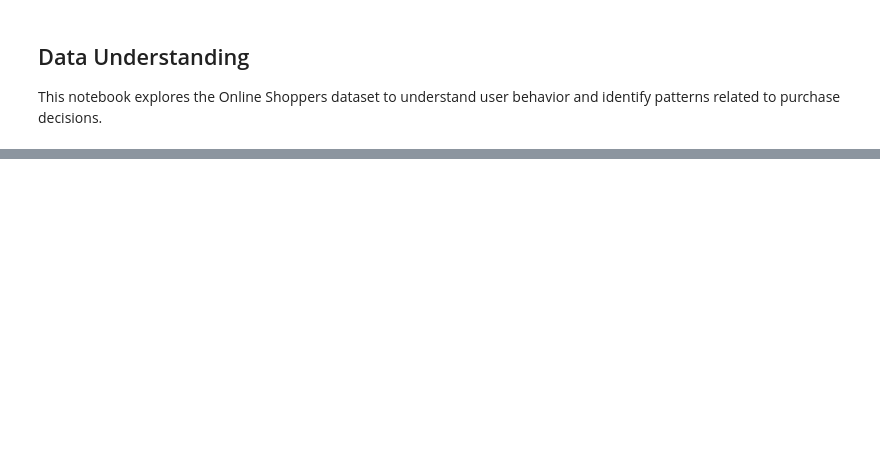
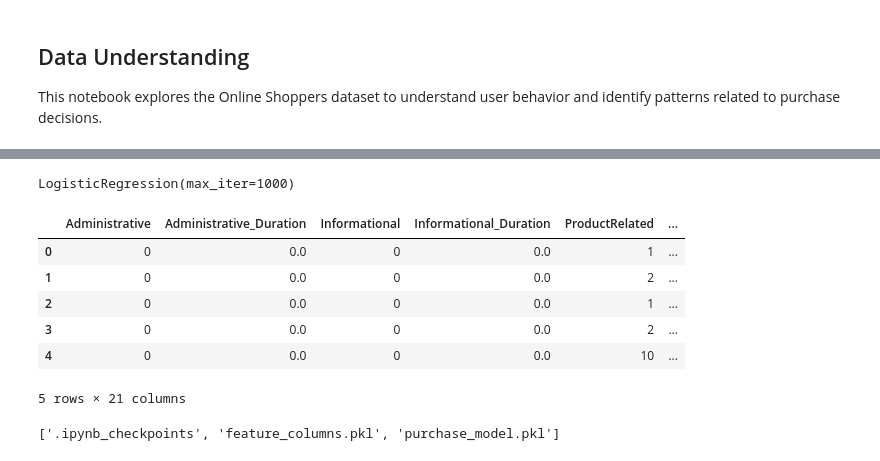
Before and after one commit to dilshanikarunaratne/ecommerce-behavior-ml, a Jupyter notebook: notebooks/01_data_understanding.ipynb, the cells around one changed output, grey strips where cells are left out. Drawn from its saved outputs; the diff is of its cells as text; code cells hidden in the pictures; blank space fills up the shorter version.

Commit message:
First level of building the model

```diff
--- a/notebooks/01_data_understanding.ipynb
+++ b/notebooks/01_data_understanding.ipynb
@@ -90,0 +269,33 @@ print(corr_target)
+# %%
+from sklearn.linear_model import LogisticRegression
+
+model = LogisticRegression(max_iter=1000)
+model
+# %% [output]
+LogisticRegression(max_iter=1000)
+# %%
+import sys
+sys.path.append(r"C:\Users\Dilshani\Documents\ecommerce-behavior-ml\src")
+from predict import make_predictions
+import pandas as pd
+
+df = pd.read_csv(
+    r"C:\Users\Dilshani\Documents\ecommerce-behavior-ml\data\raw\online_shoppers_intention.csv"
+)
+
+predicted_df = make_predictions(df)
+
+predicted_df.head()
+# %% [output]
+|  | Administrative | Administrative_Duration | Informational | Informational_Duration | ProductRelated | ... |
+| 0 | 0 | 0.0 | 0 | 0.0 | 1 | ... |
+| 1 | 0 | 0.0 | 0 | 0.0 | 2 | ... |
+| 2 | 0 | 0.0 | 0 | 0.0 | 1 | ... |
+| 3 | 0 | 0.0 | 0 | 0.0 | 2 | ... |
+| 4 | 0 | 0.0 | 0 | 0.0 | 10 | ... |
+5 rows × 21 columns
+# %%
+import os
+print(os.listdir("../models"))
+# %% [output]
+['.ipynb_checkpoints', 'feature_columns.pkl', 'purchase_model.pkl']
```
Also changed, not shown: parts of 23 cells of this notebook, 5 other files.
